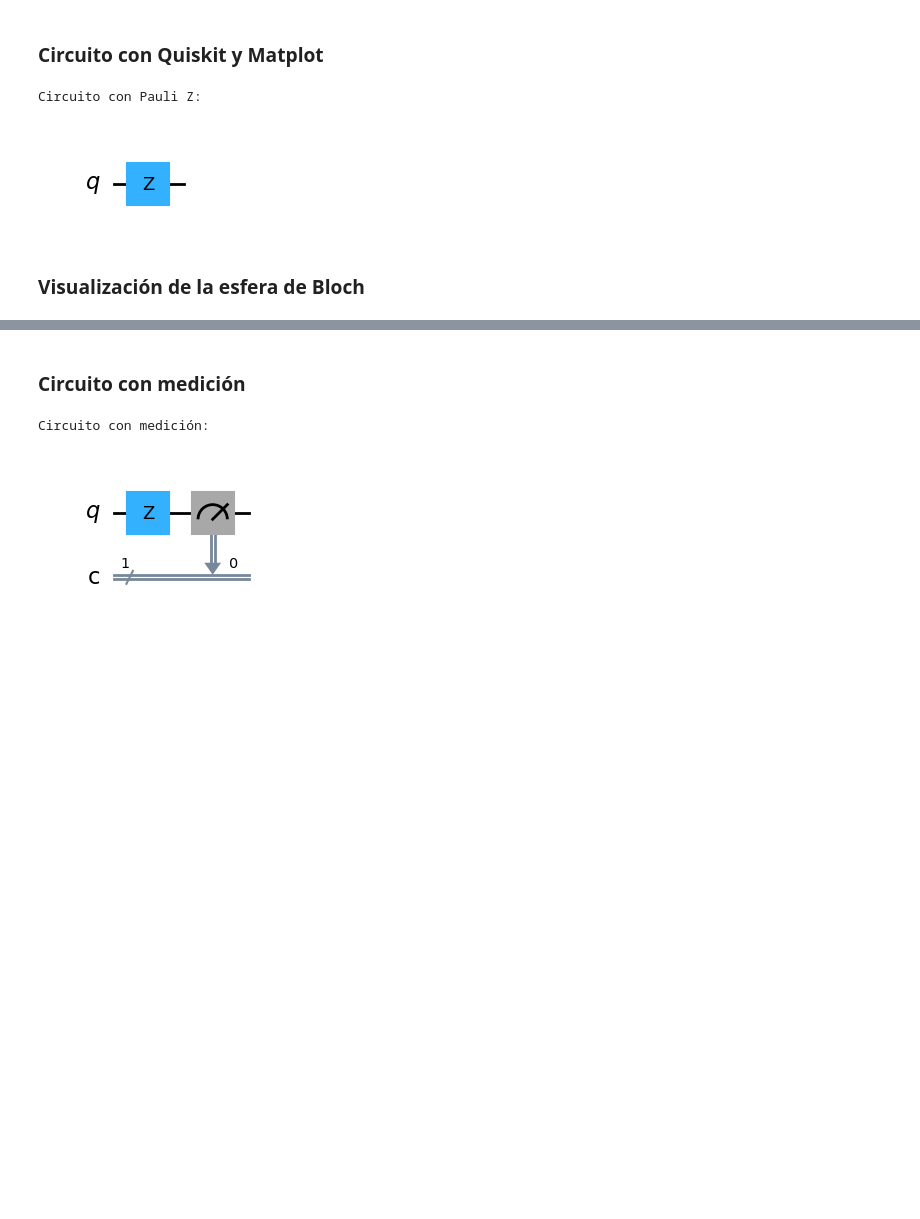
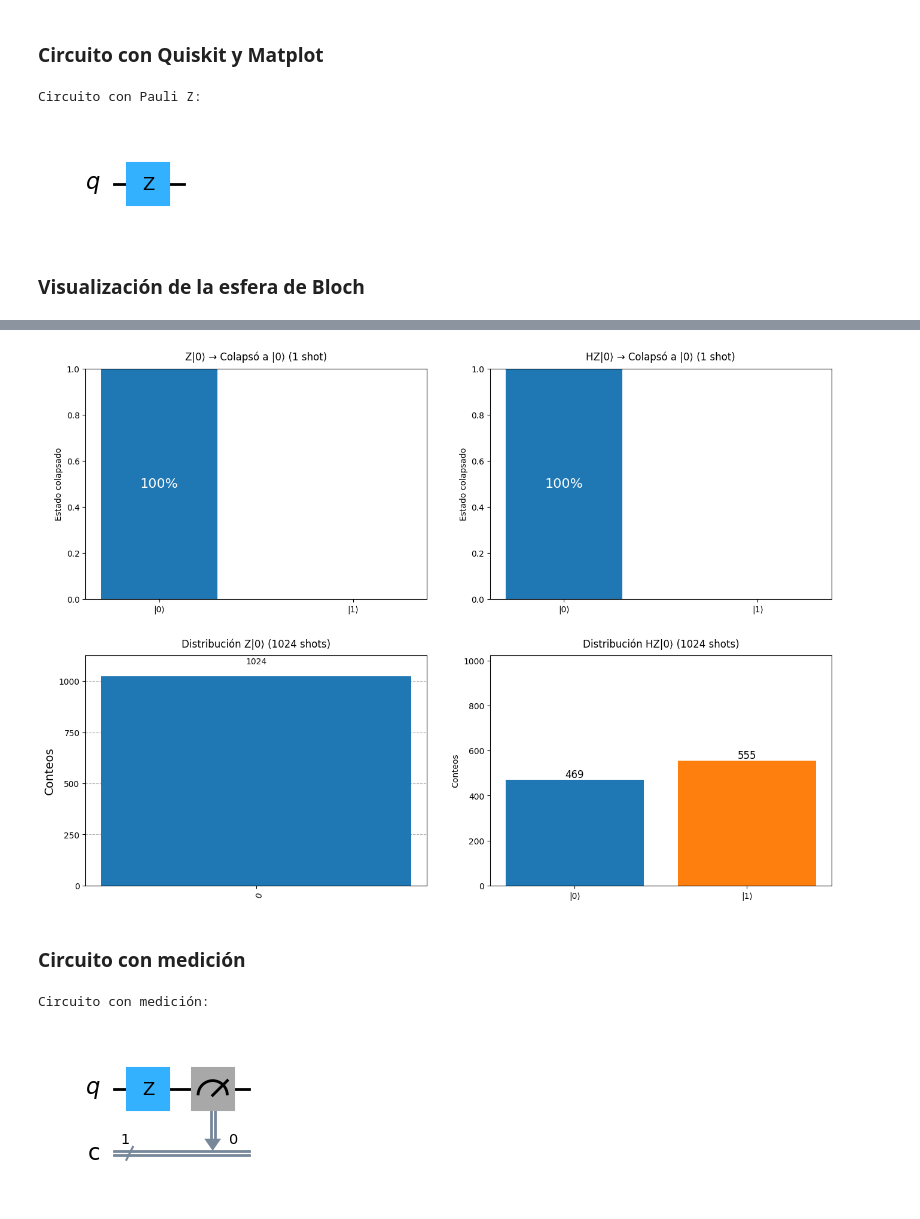
Before and after one commit to VictoriaCoconut/puertas-cuanticas, a Jupyter notebook: Individuales/Puerta_PauliZ.ipynb, the cells around one changed output, grey strips where cells are left out. Drawn from its saved outputs; the diff is of its cells as text; code cells hidden in the pictures; blank space fills up the shorter version.

```diff
--- a/Individuales/Puerta_PauliZ.ipynb
+++ b/Individuales/Puerta_PauliZ.ipynb
@@ -72,3 +52,83 @@ Distribución estadística (1024 shots):
+# %%
+qc_not_H = QuantumCircuit(1, 1)
+qc_not_H.z(0)
+qc_not_H.measure(0, 0)
+
+qc_with_H = QuantumCircuit(1, 1)
+qc_with_H.h(0)
+qc_with_H.z(0)
+qc_with_H.measure(0, 0)
+
+simulator = Aer.get_backend('qasm_simulator')
+
+result_not_H = simulator.run(transpile(qc_not_H, simulator), shots=1, memory=True).result()
+result_with_H = simulator.run(transpile(qc_with_H, simulator), shots=1, memory=True).result()
+measure_not_H = result_not_H.get_memory()[0]
+measure_with_H = result_with_H.get_memory()[0]
+
+
+counts_not_H = simulator.run(transpile(qc_not_H, simulator), shots=1024).result().get_counts()
+counts_with_H = simulator.run(transpile(qc_with_H, simulator), shots=1024).result().get_counts()
+
+
+plt.figure(figsize=(14, 10))
+
+
+plt.subplot(2, 2, 1)
+plt.bar(['|0⟩', '|1⟩'],
+        [1 if measure_not_H == '0' else 0, 1 if measure_not_H == '1' else 0],
+        color=['#1f77b4', '#ff7f0e'], width=0.6)
+plt.title("Z|0⟩ → Colapsó a |{}⟩ (1 shot)".format(measure_not_H), fontsize=12, pad=10)
+plt.ylim(0, 1)
+plt.ylabel("Estado colapsado")
+
+
+for i, val in enumerate([measure_not_H == '0', measure_not_H == '1']):
+    plt.text(i, 0.5, f"{100 if val else 0}%",
+             ha='center', va='center', fontsize=16, color='white')
+
+
+plt.subplot(2, 2, 2)
+plt.bar(['|0⟩', '|1⟩'],
+        [1 if measure_with_H == '0' else 0, 1 if measure_with_H == '1' else 0],
+        color=['#1f77b4', '#ff7f0e'], width=0.6)
+plt.title("HZ|0⟩ → Colapsó a |{}⟩ (1 shot)".format(measure_with_H), fontsize=12, pad=10)
+plt.ylim(0, 1)
+plt.ylabel("Estado colapsado")
+
+
+for i, val in enumerate([measure_with_H == '0', measure_with_H == '1']):
+    plt.text(i, 0.5, f"{100 if val else 0}%",
+             ha='center', va='center', fontsize=16, color='white')
+
+
+plt.subplot(2, 2, 3)
+plot_histogram(counts_not_H, color=['#1f77b4'], ax=plt.gca())
+plt.title("Distribución Z|0⟩ (1024 shots)", fontsize=12, pad=10)
+plt.ylabel("Conteos")
+
+plt.subplot(2, 2, 4)
+
+bars = plt.bar(['|0⟩', '|1⟩'],
+               [counts_with_H.get('0', 0), counts_with_H.get('1', 0)],
+               color=['#1f77b4', '#ff7f0e'])
+
+
+for bar in bars:
+    height = bar.get_height()
+    plt.text(bar.get_x() + bar.get_width()/2, height,
+             f'{int(height)}',
+             ha='center', va='bottom', fontsize=12)
+
+plt.title("Distribución HZ|0⟩ (1024 shots)", fontsize=12, pad=10)
+plt.ylabel("Conteos")
+plt.ylim(0, 1024)
+
+
+plt.tight_layout(pad=3.0)
+plt.show()
+# %% [output]
+[figure, added]
 # %% [markdown]
 ### Circuito con medición
 # %%
```
Also changed, not shown: parts of 7 cells of this notebook, 30 other files.
